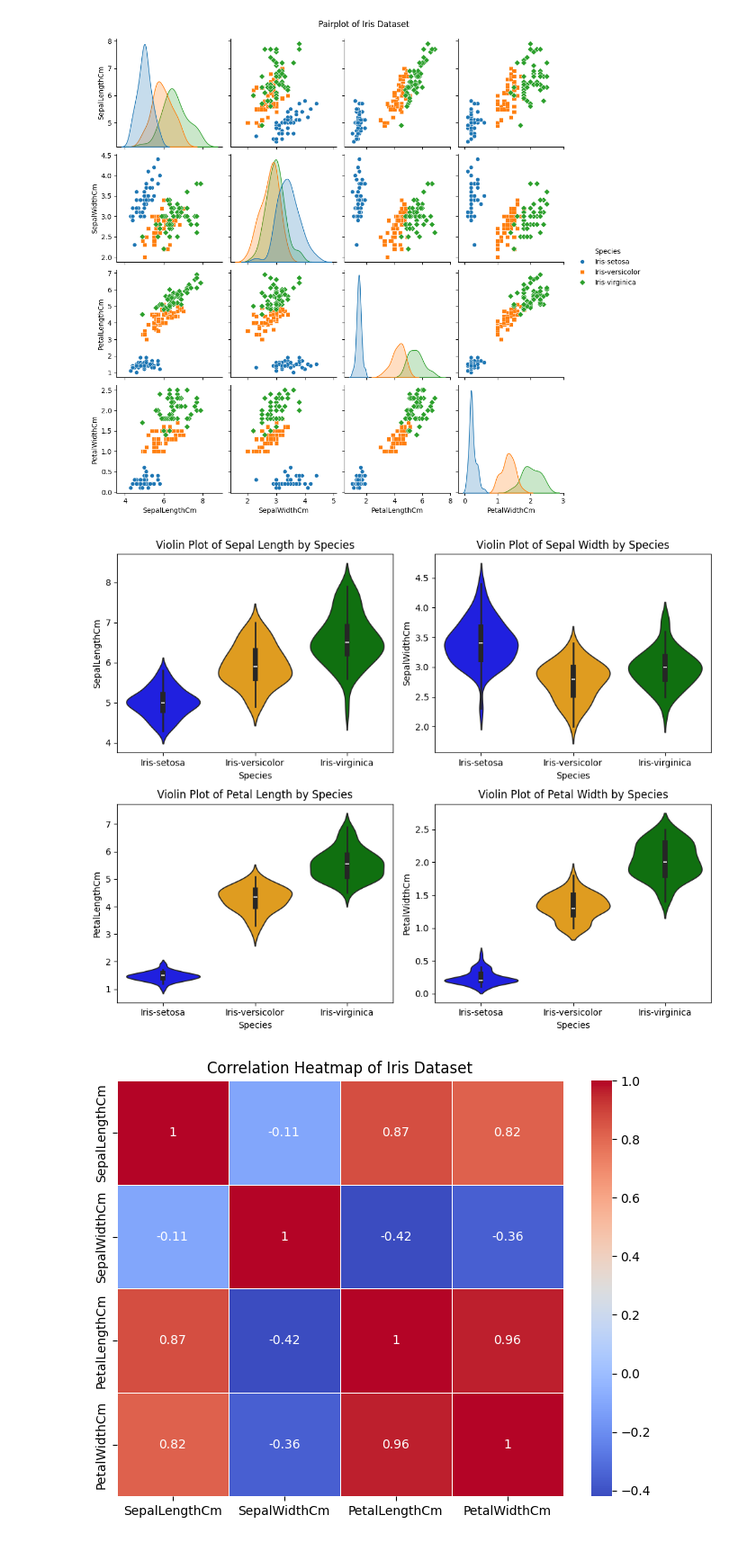
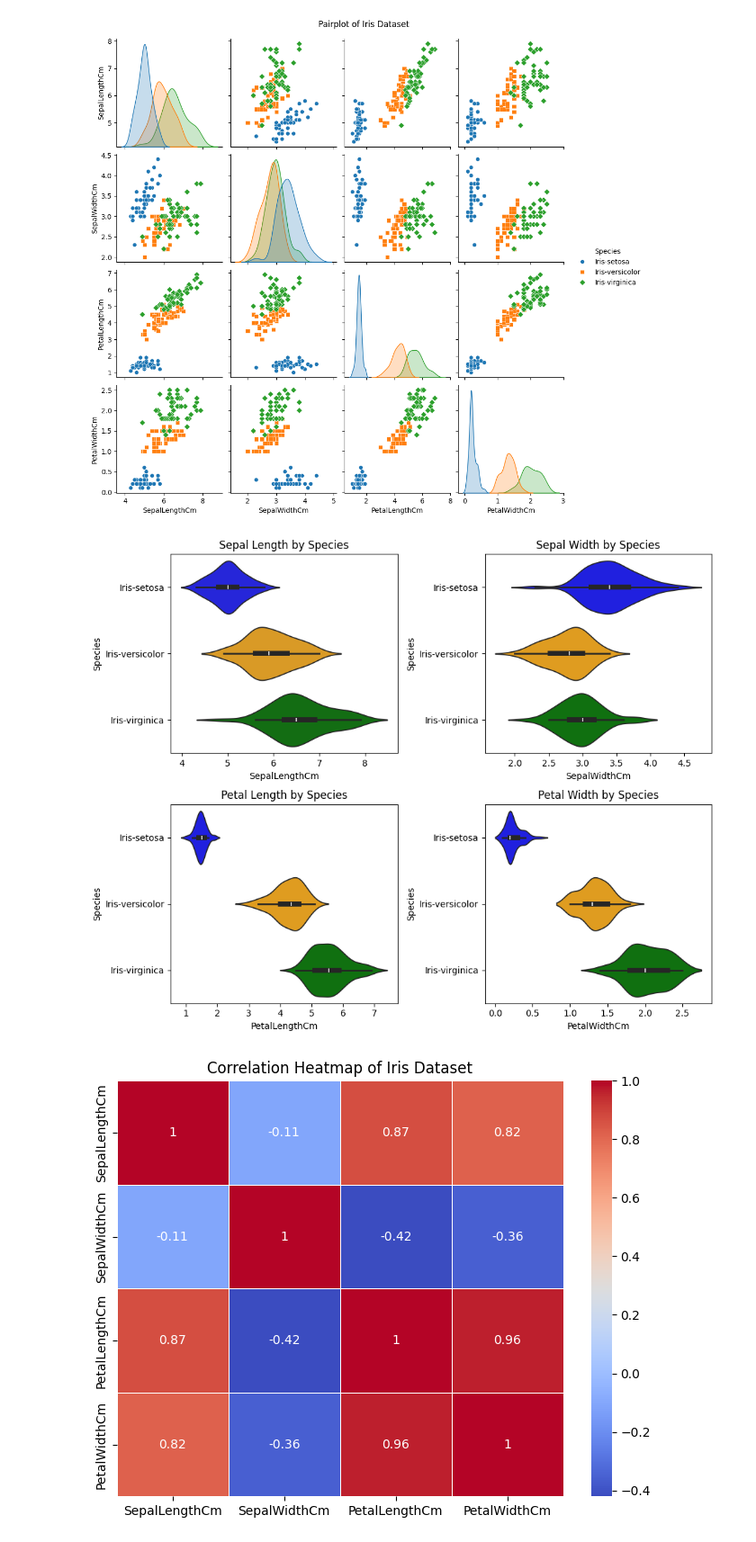
Before and after one commit to Lovjoy/Iris-EDA-and-Machine-Learning, a Jupyter notebook: EDA.ipynb, the cells around one changed output. Shown at 90% size. Saved outputs shown, nothing was run; the diff lists cells and outputs as text; code cells hidden in the pictures.

```diff
--- a/EDA.ipynb
+++ b/EDA.ipynb
@@ -76 +88,8 @@ plt.show()
+# %%
+iris_markers = ['o', 's', 'D']
+iris_colors = ['blue', 'orange', 'green']
+
+setosa = iris[iris['Species'] == 'Iris-setosa']
+versicolor = iris[iris['Species'] == 'Iris-versicolor']
+virginica = iris[iris['Species'] == 'Iris-virginica']
 # %%
@@ -115,21 +146,21 @@ plt.show()
 # %%
 plt.figure(figsize=(10, 8))
 plt.subplot(2, 2, 1)
-sns.violinplot(data=iris, x='Species', y='SepalLengthCm', palette=['blue', 'orange', 'green'], hue ='Species')
-plt.title('Violin Plot of Sepal Length by Species')
+sns.violinplot(data=iris, y='Species', x='SepalLengthCm', orient= 'h', palette=iris_colors, hue ='Species', saturation=0.7)
+plt.title('Sepal Length by Species')
 plt.subplot(2, 2, 2)
-sns.violinplot(data=iris, x='Species', y='SepalWidthCm', palette=['blue', 'orange', 'green'], hue ='Species')
-plt.title('Violin Plot of Sepal Width by Species')
+sns.violinplot(data=iris, y='Species', x='SepalWidthCm', orient='h', palette=iris_colors, hue ='Species')
+plt.title('Sepal Width by Species')
 plt.subplot(2, 2, 3)
-sns.violinplot(data=iris, x='Species', y='PetalLengthCm', palette=['blue', 'orange', 'green'], hue ='Species')
-plt.title('Violin Plot of Petal Length by Species')
+sns.violinplot(data=iris, y='Species', x='PetalLengthCm', orient='h', palette=iris_colors, hue ='Species')
+plt.title('Petal Length by Species')
 plt.subplot(2, 2, 4)
-sns.violinplot(data=iris, x='Species', y='PetalWidthCm', palette=['blue', 'orange', 'green'], hue ='Species')
-plt.title('Violin Plot of Petal Width by Species')
+sns.violinplot(data=iris, y='Species', x='PetalWidthCm', orient='h', palette=iris_colors, hue ='Species')
+plt.title('Petal Width by Species')
 plt.tight_layout()
 plt.show()
 # %% [output]
-[figure, old version]
+[figure, new version]
 # %%
 corr = iris.drop(columns=['Species']).corr()
 plt.figure(figsize=(8, 6))
```
Also changed, not shown: parts of 23 cells of this notebook.
